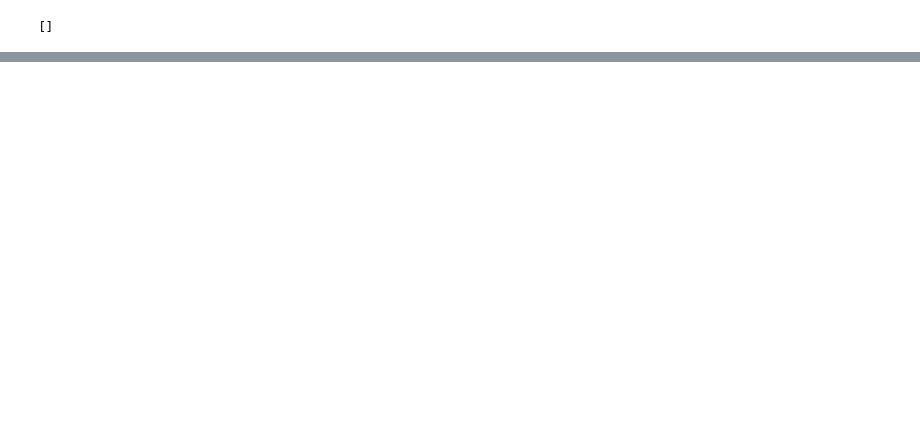
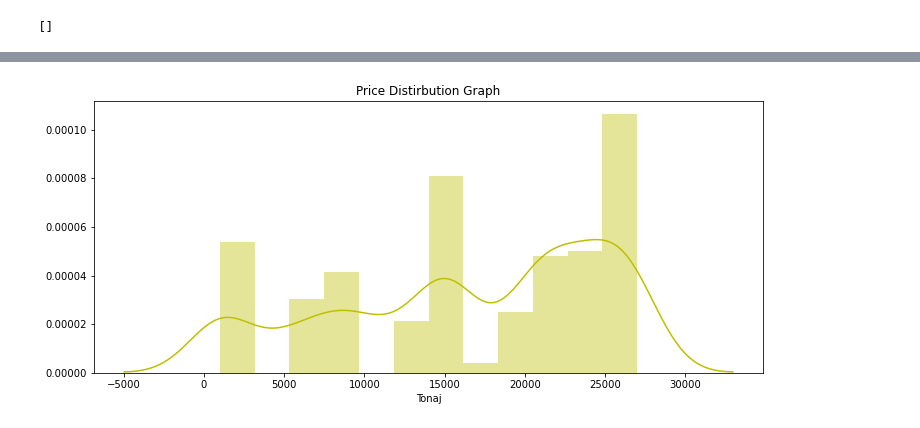
Before and after one commit to mykaratas/etathon-1, a Jupyter notebook: etathon_dalgasi.ipynb, the cells around one changed output, grey strips where cells are left out. Drawn from its saved outputs; the diff is of its cells as text; code cells hidden in the pictures; blank space fills up the shorter version.

```diff
--- a/etathon_dalgasi.ipynb
+++ b/etathon_dalgasi.ipynb
@@ -267,0 +325,6 @@ Tablo5
+# %%
+plt.figure(figsize=(12,5))
+plt.title("Price Distirbution Graph")
+ax = sns.distplot(Tablo1["Tonaj"], color = 'y')
+# %% [output]
+[figure, added]
```
Also changed, not shown: parts of 41 cells of this notebook.
